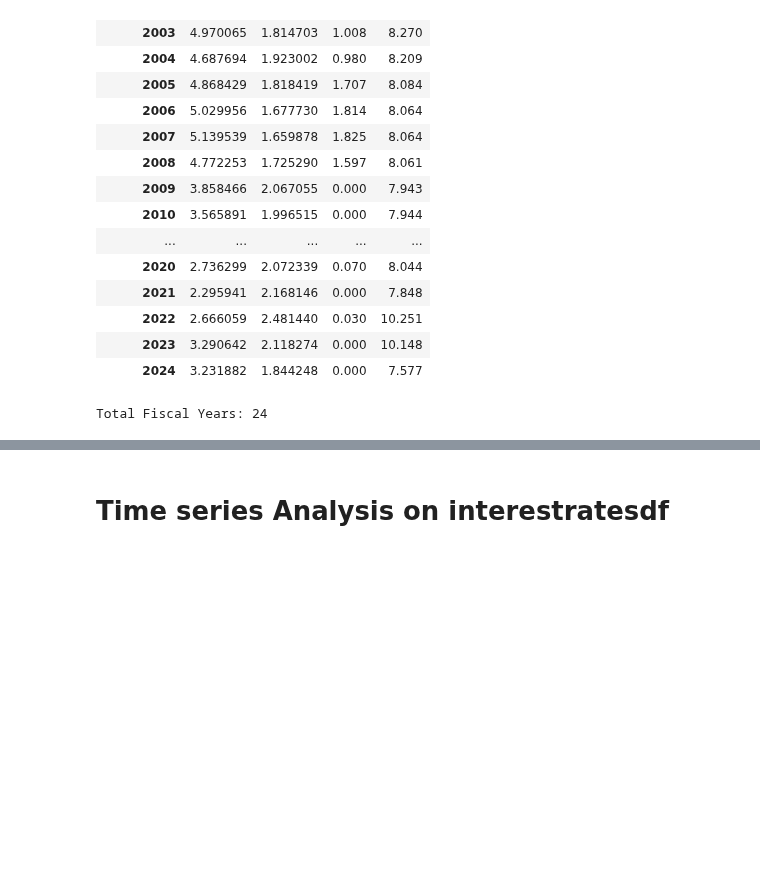
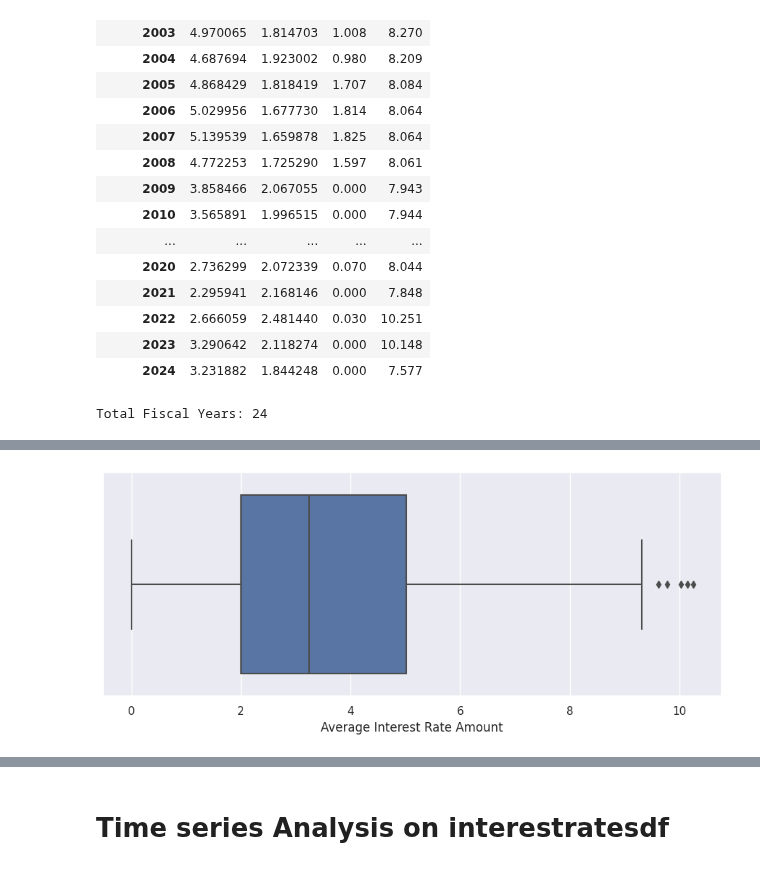
Before and after one commit to felabonte/DataMiningFinalProject, a Jupyter notebook: CS6220_DataMining_FinalProject.ipynb, the cells around one changed output, grey strips where cells are left out. Cells and saved outputs as stored; diff of their text form; code cells hidden in the pictures; blank space fills up the shorter version.

```diff
--- a/CS6220_DataMining_FinalProject.ipynb
+++ b/CS6220_DataMining_FinalProject.ipynb
@@ -257,0 +267,5 @@ Total Fiscal Years: 24
+# %%
+sns.boxplot(x=interestratesdf['Average Interest Rate Amount'])
+plt.show()
+# %% [output]
+[figure, added]
```
Also changed, not shown: parts of 8 cells of this notebook.
